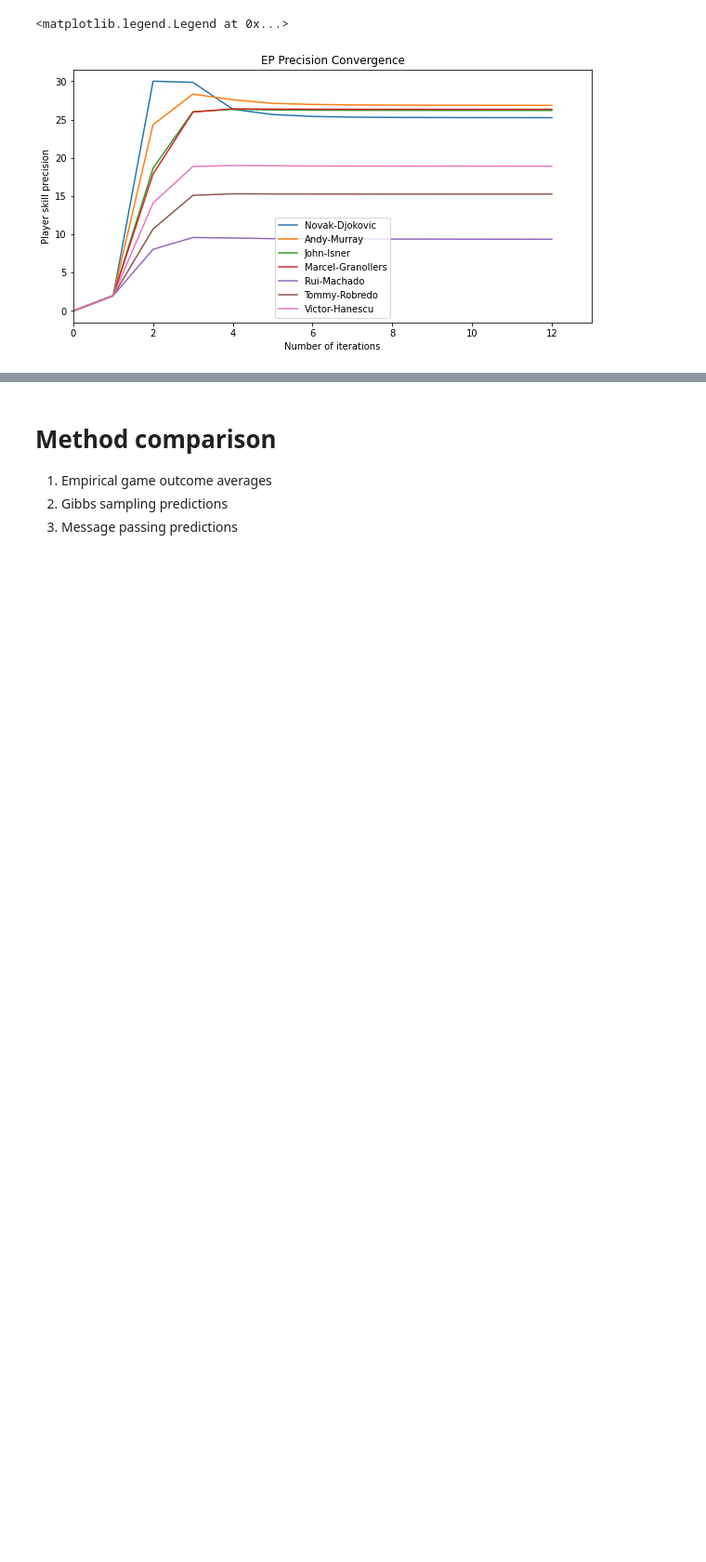
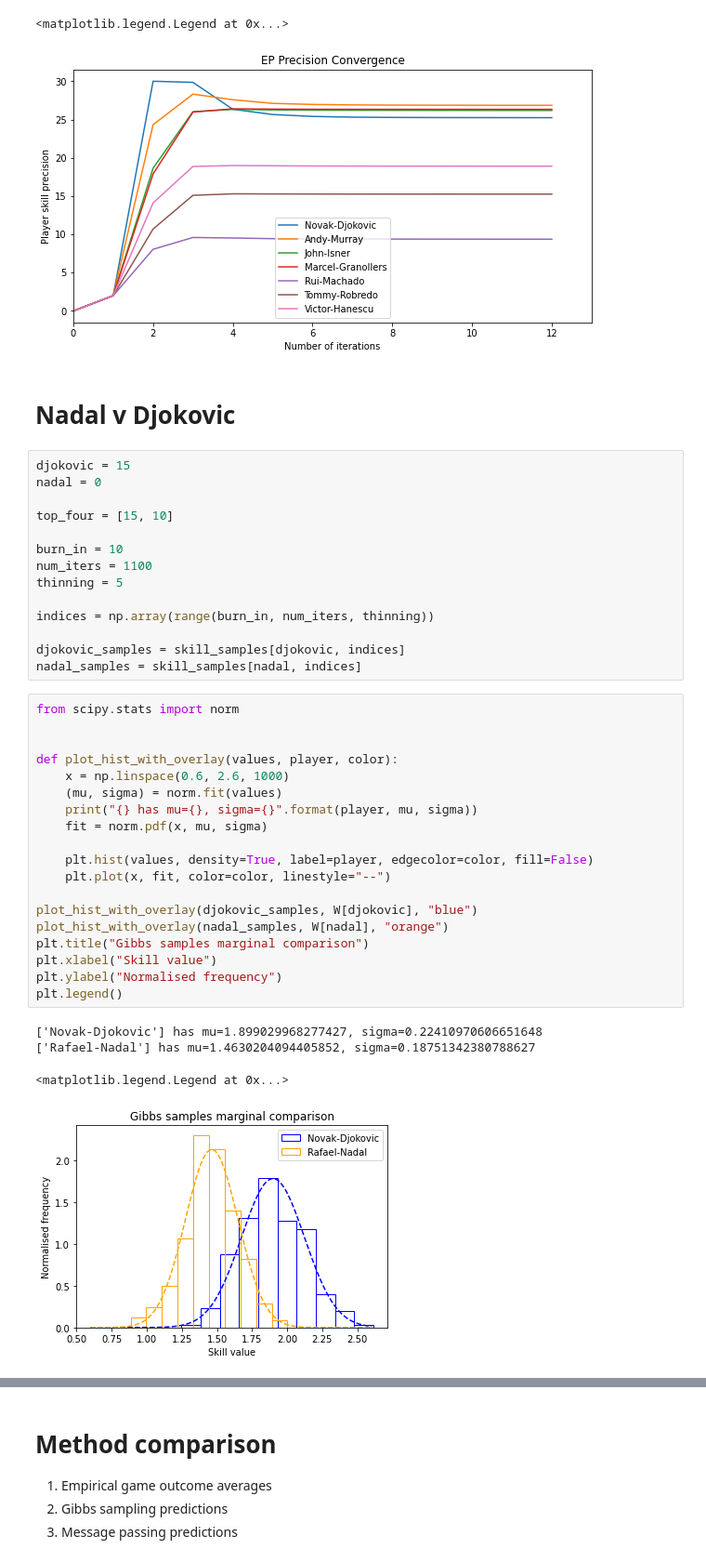
Before and after one commit to LozzaTray/4F10, a Jupyter notebook: C2/code/coursework2.ipynb, the cells around one changed output, grey strips where cells are left out. Shown at 93% size. Drawn from its saved outputs; the diff is of its cells as text; blank space fills up the shorter version.

```diff
--- a/C2/code/coursework2.ipynb
+++ b/C2/code/coursework2.ipynb
@@ -188,3 +188,43 @@ plt.legend(W[p_arr][:,0])
 # %% [output]
 <matplotlib.legend.Legend at 0x...>
 [figure]
+# %% [markdown]
+# Nadal v Djokovic
+# %%
+djokovic = 15
+nadal = 0
+
+top_four = [15, 10]
+
+burn_in = 10
+num_iters = 1100
+thinning = 5
+
+indices = np.array(range(burn_in, num_iters, thinning))
+
+djokovic_samples = skill_samples[djokovic, indices]
+nadal_samples = skill_samples[nadal, indices]
+# %%
+from scipy.stats import norm
+
+
+def plot_hist_with_overlay(values, player, color):
+    x = np.linspace(0.6, 2.6, 1000)
+    (mu, sigma) = norm.fit(values)
+    print("{} has mu={}, sigma={}".format(player, mu, sigma))
+    fit = norm.pdf(x, mu, sigma)
+
+    plt.hist(values, density=True, label=player, edgecolor=color, fill=False)
+    plt.plot(x, fit, color=color, linestyle="--")
+
+plot_hist_with_overlay(djokovic_samples, W[djokovic], "blue")
+plot_hist_with_overlay(nadal_samples, W[nadal], "orange")
+plt.title("Gibbs samples marginal comparison")
+plt.xlabel("Skill value")
+plt.ylabel("Normalised frequency")
+plt.legend()
+# %% [output]
+['Novak-Djokovic'] has mu=1.899029968277427, sigma=0.22410970606651648
+['Rafael-Nadal'] has mu=1.4630204094405852, sigma=0.18751342380788627
+<matplotlib.legend.Legend at 0x...>
+[figure, added]
```
Also changed, not shown: parts of 2 cells of this notebook, 7 other files.
